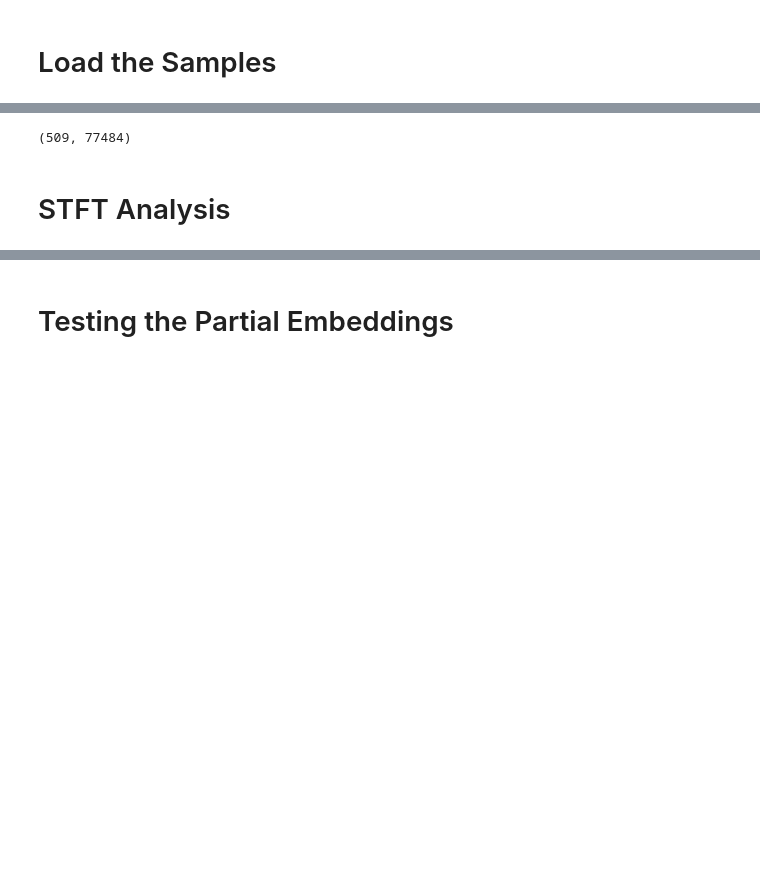
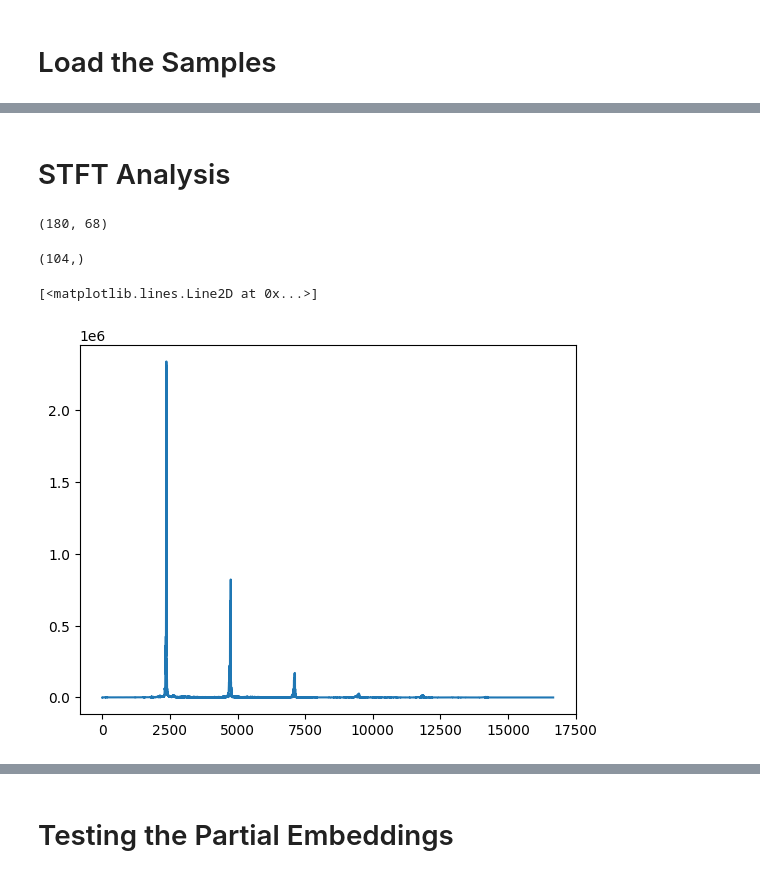
Before and after one commit to evgerritz/principal-timbre-analysis, a Jupyter notebook: Principal Timbre Analysis.ipynb, the cells around one changed output, grey strips where cells are left out. Cells and saved outputs as stored; diff of their text form; code cells hidden in the pictures; blank space fills up the shorter version.

```diff
--- a/Principal Timbre Analysis.ipynb
+++ b/Principal Timbre Analysis.ipynb
@@ -34,3 +43,24 @@ def norm(m,M):
 # %% [markdown]
 # Load the Samples
+# %%
+# returns the fundamental frequency of a list of samples in herz or by note name
+# by identifying the relative peaks in the fourier transform
+def get_fundamental(x, samplerate, note_name = False):
+    x_f = np.fft.rfft(x)
+    fs = np.fft.rfftfreq(len(x), 1/samplerate)
+    #plt.plot(fs[:30000], x_f[:30000])
+    # oh... lol... I didn't know how to do fft with non-1 samplerate..., but usually one is fine
+    for rel_thresh in np.linspace(1/5, 0.01, 10):
+        peaks = signal.find_peaks(np.abs(x_f), height=np.max(np.abs(x_f))*rel_thresh)[0]
+        if peaks.any():
+            break
+    else:
+        return None
+    freq_index = peaks[0]
+    freq = round(fs[freq_index], 1)
+
+    if not note_name:
+        return freq
+    else:
+        return librosa.hz_to_note(freq)
 # %%
@@ -88,6 +121,17 @@ wavfile.write(f'out/test_og.wav', samplerate*5, norm(samples_arr[0]))
-# %%
-X.shape
-# %% [output]
-(509, 77484)
 # %% [markdown]
 # STFT Analysis
+# %%
+test_embed.shape
+# %% [output]
+(180, 68)
+# %%
+X_f_no_t = np.fft.rfft(X)
+# %%
+signal.find_peaks(np.abs(X_f_no_t[0]), height=np.max(np.abs(X_f_no_t[0]))*0.1)[0].shape
+# %% [output]
+(104,)
+# %%
+plt.plot(np.abs(X_f_no_t[2]))
+# %% [output]
+[<matplotlib.lines.Line2D at 0x...>]
+[figure, added]
```
Also changed, not shown: parts of 51 cells of this notebook, 1 other file.
